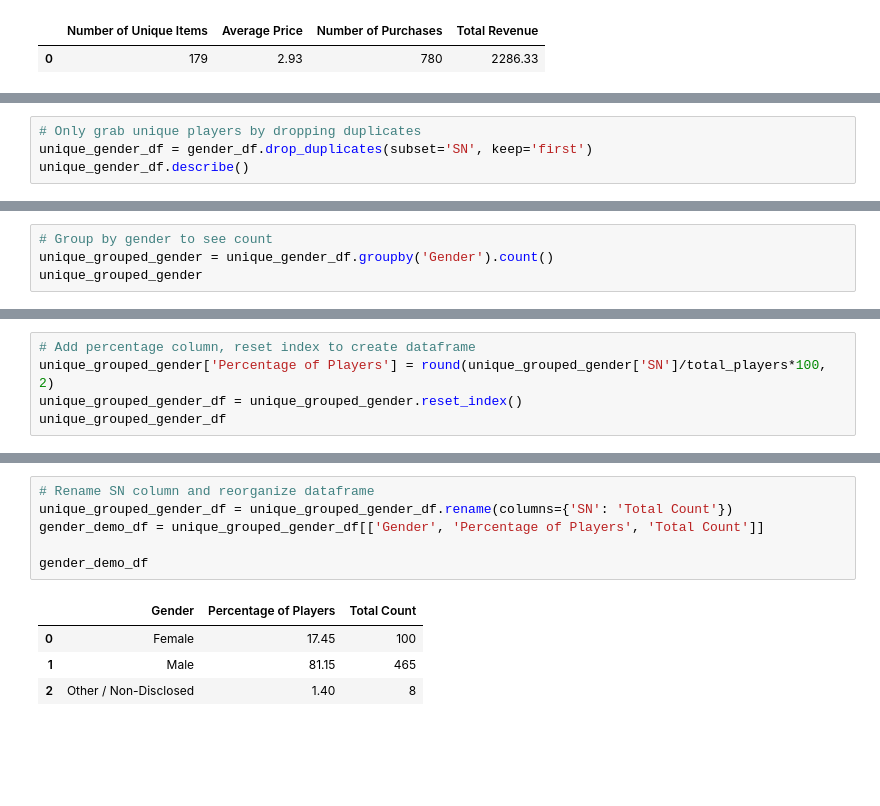
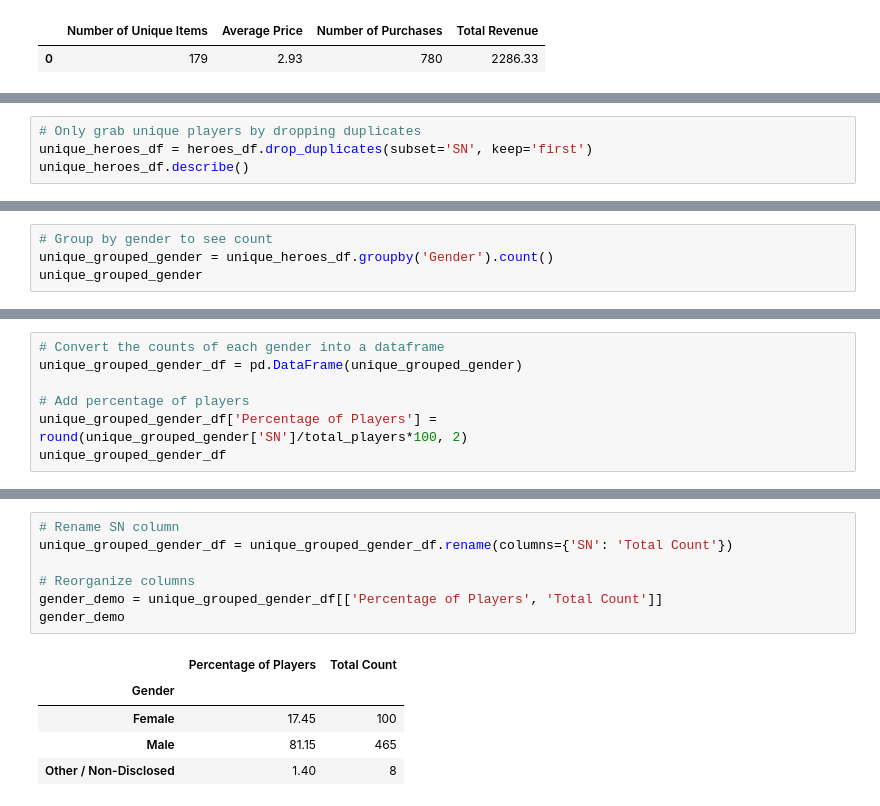
Before and after one commit to Jayleh/UCI, a Jupyter notebook: Homework4/HeroesOfPymoli/Heroes Of Pymoli Data Analysis.ipynb, the cells around one changed output, grey strips where cells are left out. Saved outputs shown, nothing was run; the diff lists cells and outputs as text; blank space fills up the shorter version.

```diff
--- a/Homework4/HeroesOfPymoli/Heroes Of Pymoli Data Analysis.ipynb
+++ b/Homework4/HeroesOfPymoli/Heroes Of Pymoli Data Analysis.ipynb
@@ -100,5 +89,5 @@ gender_df.describe()
 # %%
 # Only grab unique players by dropping duplicates
-unique_gender_df = gender_df.drop_duplicates(subset='SN', keep='first')
-unique_gender_df.describe()
+unique_heroes_df = heroes_df.drop_duplicates(subset='SN', keep='first')
+unique_heroes_df.describe()
 # %% [output]
@@ -110,5 +103,5 @@ unique_gender_df.describe()
 # %%
 # Group by gender to see count
-unique_grouped_gender = unique_gender_df.groupby('Gender').count()
+unique_grouped_gender = unique_heroes_df.groupby('Gender').count()
 unique_grouped_gender
 # %% [output]
@@ -120,6 +113,8 @@ unique_grouped_gender
 # %%
-# Add percentage column, reset index to create dataframe
-unique_grouped_gender['Percentage of Players'] = round(unique_grouped_gender['SN']/total_players*100, 2)
-unique_grouped_gender_df = unique_grouped_gender.reset_index()
+# Convert the counts of each gender into a dataframe
+unique_grouped_gender_df = pd.DataFrame(unique_grouped_gender)
+
+# Add percentage of players
+unique_grouped_gender_df['Percentage of Players'] = round(unique_grouped_gender['SN']/total_players*100, 2)
 unique_grouped_gender_df
 # %% [output]
@@ -130,12 +126,14 @@ unique_grouped_gender_df
 # %%
-# Rename SN column and reorganize dataframe
+# Rename SN column
 unique_grouped_gender_df = unique_grouped_gender_df.rename(columns={'SN': 'Total Count'})
-gender_demo_df = unique_grouped_gender_df[['Gender', 'Percentage of Players', 'Total Count']]
 
-gender_demo_df
+# Reorganize columns
+gender_demo = unique_grouped_gender_df[['Percentage of Players', 'Total Count']]
+gender_demo
 # %% [output]
-|  | Gender | Percentage of Players | Total Count |
-| 0 | Female | 17.45 | 100 |
-| 1 | Male | 81.15 | 465 |
-| 2 | Other / Non-Disclosed | 1.40 | 8 |
+|  | Percentage of Players | Total Count |
+| Gender |  |  |
+| Female | 17.45 | 100 |
+| Male | 81.15 | 465 |
+| Other / Non-Disclosed | 1.40 | 8 |
 # %%
```
Also changed, not shown: parts of 10 cells of this notebook.
